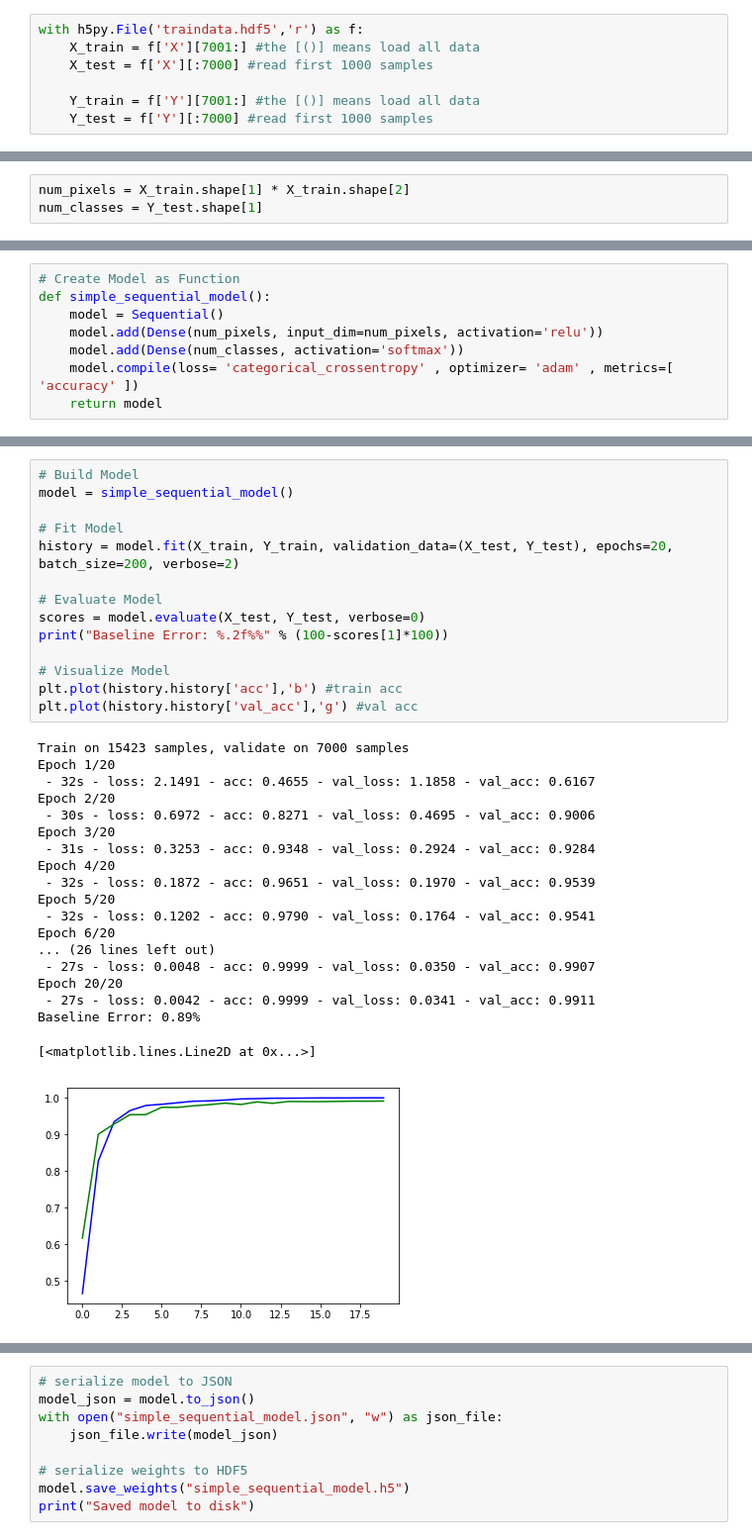
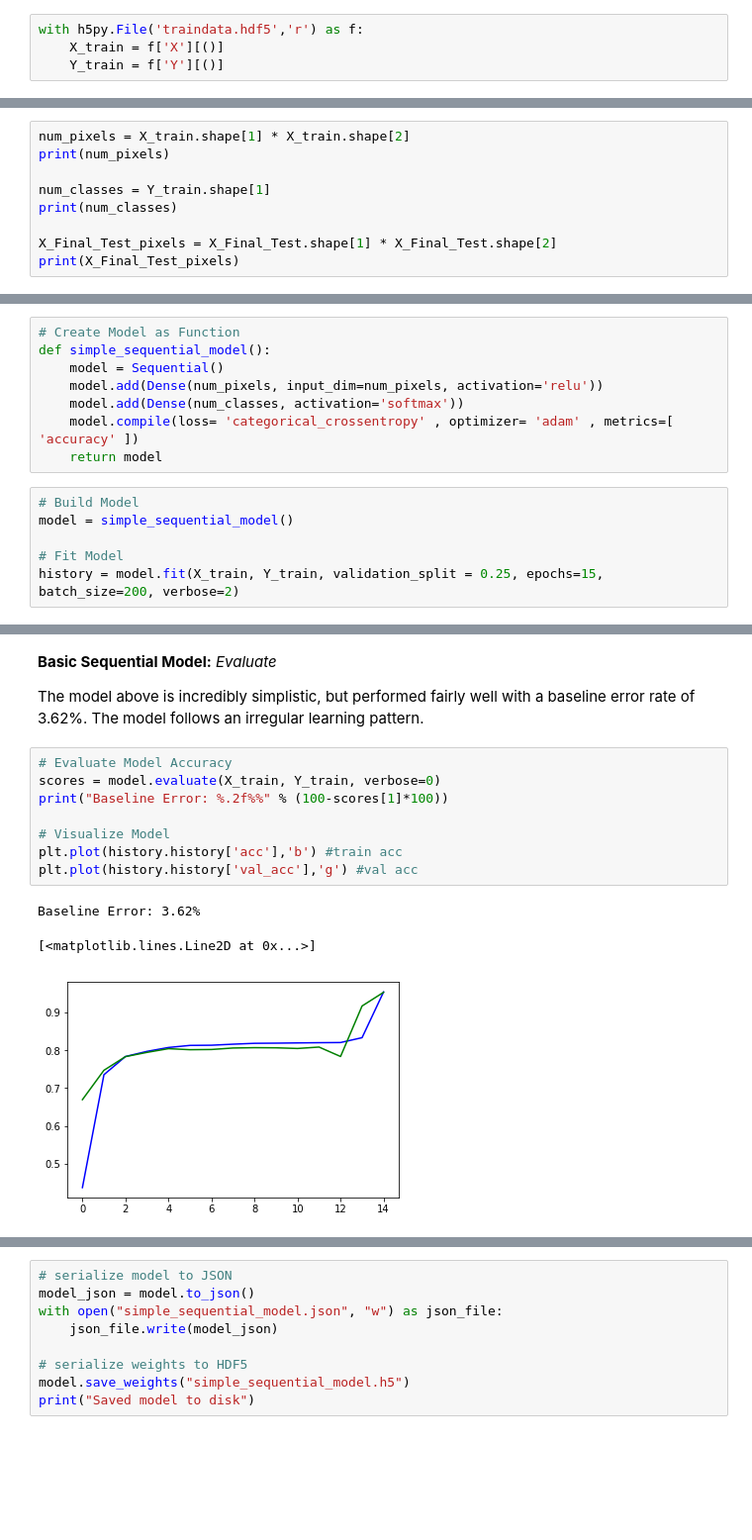
Before and after one commit to showmalley/code_portfolio, a Jupyter notebook: Python -- Deep Learning/DistractedDrivingImagePrediction/DeepLearning_FinalProject.ipynb, the cells around one changed output, grey strips where cells are left out. Shown at 99% size. Drawn from its saved outputs; the diff is of its cells as text; blank space fills up the shorter version.

```diff
--- a/Python -- Deep Learning/DistractedDrivingImagePrediction/DeepLearning_FinalProject.ipynb
+++ b/Python -- Deep Learning/DistractedDrivingImagePrediction/DeepLearning_FinalProject.ipynb
@@ -254,7 +265,4 @@ with h5py.File('traindata.hdf5','w') as f:
 # %%
 with h5py.File('traindata.hdf5','r') as f:
-    X_train = f['X'][7001:] #the [()] means load all data
-    X_test = f['X'][:7000] #read first 1000 samples
-
-    Y_train = f['Y'][7001:] #the [()] means load all data
-    Y_test = f['Y'][:7000] #read first 1000 samples
+    X_train = f['X'][()]
+    Y_train = f['Y'][()]
@@ -293,0 +300,9 @@ Y Train:
+# %%
+num_pixels = X_train.shape[1] * X_train.shape[2]
+print(num_pixels)
+
+num_classes = Y_train.shape[1]
+print(num_classes)
+
+X_Final_Test_pixels = X_Final_Test.shape[1] * X_Final_Test.shape[2]
+print(X_Final_Test_pixels)
@@ -300,3 +327,0 @@ We first want to prep the inputs to the model. Pulling out the number of classes
-# %%
-num_pixels = X_train.shape[1] * X_train.shape[2]
-num_classes = Y_test.shape[1]
@@ -313,3 +333,9 @@ def simple_sequential_model():
     model.add(Dense(num_classes, activation='softmax'))
     model.compile(loss= 'categorical_crossentropy' , optimizer= 'adam' , metrics=[ 'accuracy' ])
     return model
+# %%
+# Build Model
+model = simple_sequential_model()
+
+# Fit Model
+history = model.fit(X_train, Y_train, validation_split = 0.25, epochs=15, batch_size=200, verbose=2)
@@ -316,35 +360,17 @@ def simple_sequential_model():
+# %% [markdown]
+__Basic Sequential Model:__  _Evaluate_
+
+The model above is incredibly simplistic, but performed fairly well with a baseline error rate of 3.62%. The model follows an irregular learning pattern.
 # %%
-# Build Model
-model = simple_sequential_model()
-
-# Fit Model
-history = model.fit(X_train, Y_train, validation_data=(X_test, Y_test), epochs=20, batch_size=200, verbose=2)
-
-# Evaluate Model
-scores = model.evaluate(X_test, Y_test, verbose=0)
+# Evaluate Model Accuracy
+scores = model.evaluate(X_train, Y_train, verbose=0)
 print("Baseline Error: %.2f%%" % (100-scores[1]*100))
 
 # Visualize Model
 plt.plot(history.history['acc'],'b') #train acc
 plt.plot(history.history['val_acc'],'g') #val acc
 # %% [output]
-Train on 15423 samples, validate on 7000 samples
-Epoch 1/20
- - 32s - loss: 2.1491 - acc: 0.4655 - val_loss: 1.1858 - val_acc: 0.6167
-Epoch 2/20
- - 30s - loss: 0.6972 - acc: 0.8271 - val_loss: 0.4695 - val_acc: 0.9006
-Epoch 3/20
- - 31s - loss: 0.3253 - acc: 0.9348 - val_loss: 0.2924 - val_acc: 0.9284
-Epoch 4/20
- - 32s - loss: 0.1872 - acc: 0.9651 - val_loss: 0.1970 - val_acc: 0.9539
-Epoch 5/20
- - 32s - loss: 0.1202 - acc: 0.9790 - val_loss: 0.1764 - val_acc: 0.9541
-Epoch 6/20
-... (26 lines left out)
- - 27s - loss: 0.0048 - acc: 0.9999 - val_loss: 0.0350 - val_acc: 0.9907
-Epoch 20/20
- - 27s - loss: 0.0042 - acc: 0.9999 - val_loss: 0.0341 - val_acc: 0.9911
-Baseline Error: 0.89%
+Baseline Error: 3.62%
 [<matplotlib.lines.Line2D at 0x...>]
-[figure, old version]
+[figure, new version]
 # %% [markdown]
```
Also changed, not shown: parts of 35 cells of this notebook.
